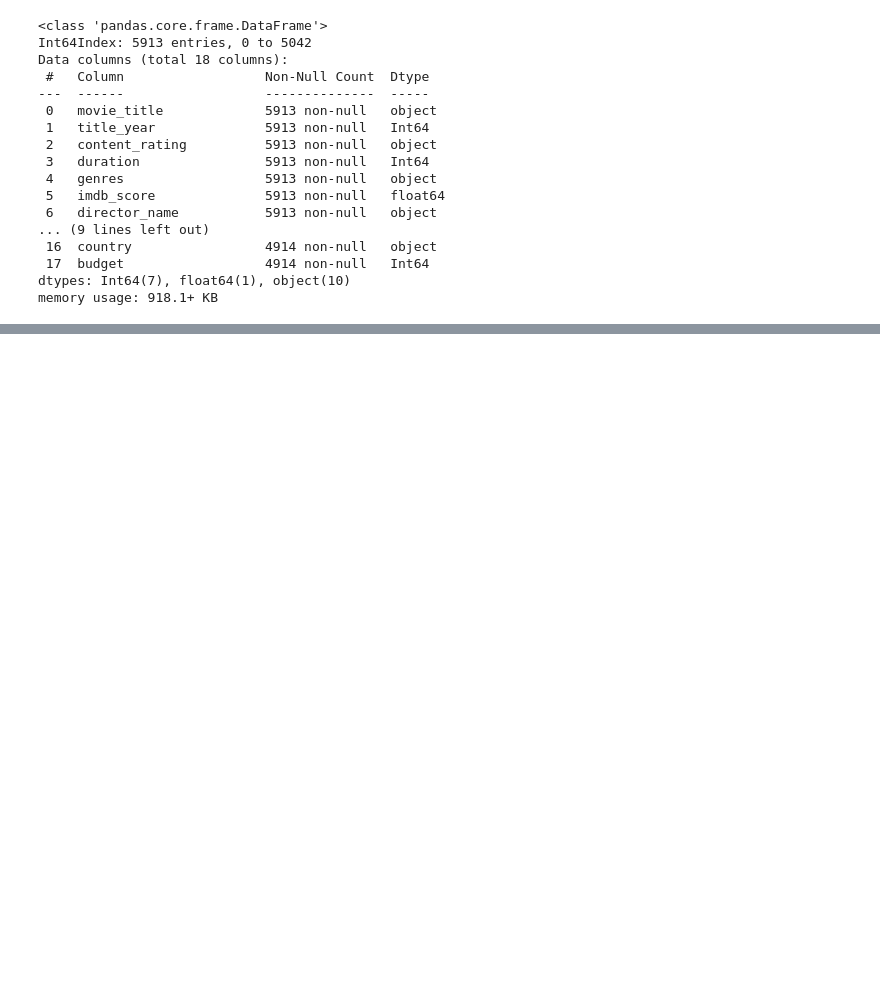
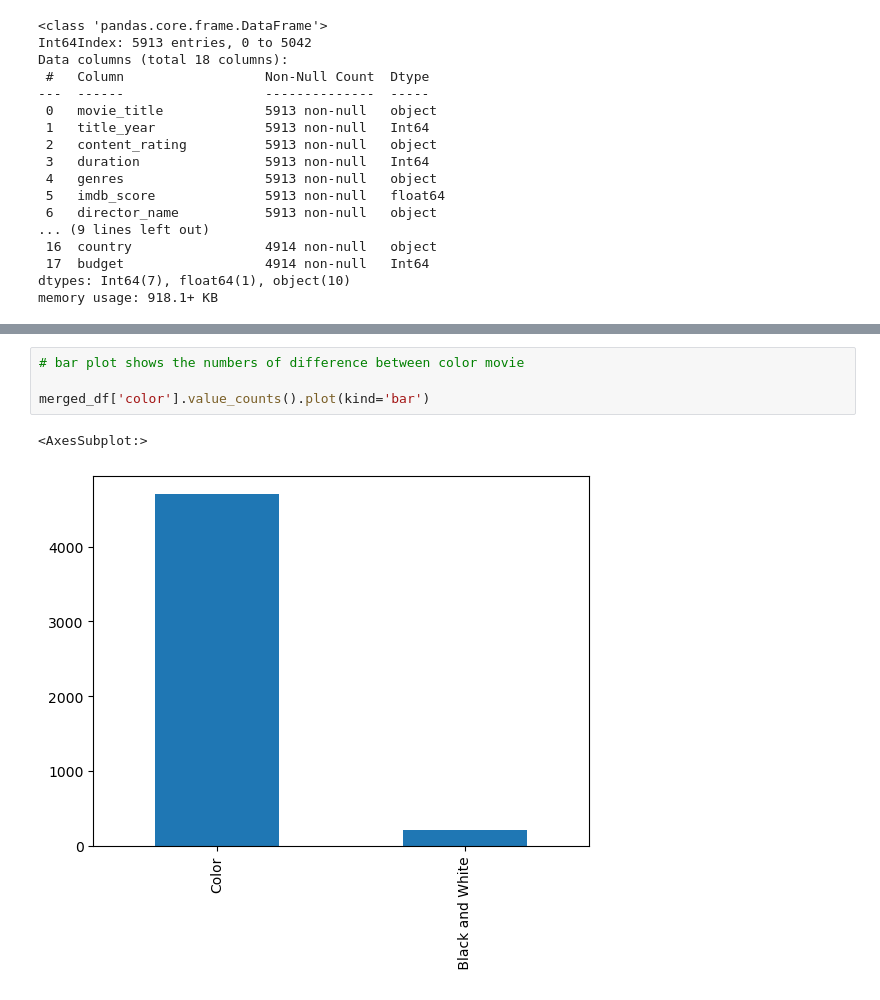
Before and after one commit to YasoJan/IMDB-Rating-Predictor, a Jupyter notebook: IMDB-Rating-Predictor.ipynb, the cells around one changed output, grey strips where cells are left out. Cells and saved outputs as stored; diff of their text form; blank space fills up the shorter version.

Commit message:
Update IMDB-Rating-Predictor.ipynb
Data Visualization

```diff
--- a/IMDB-Rating-Predictor.ipynb
+++ b/IMDB-Rating-Predictor.ipynb
@@ -657,0 +673,7 @@ memory usage: 918.1+ KB
+# %%
+# bar plot shows the numbers of difference between color movie
+
+merged_df['color'].value_counts().plot(kind='bar')
+# %% [output]
+<AxesSubplot:>
+[figure, added]
```
Also changed, not shown: parts of 8 cells of this notebook.
